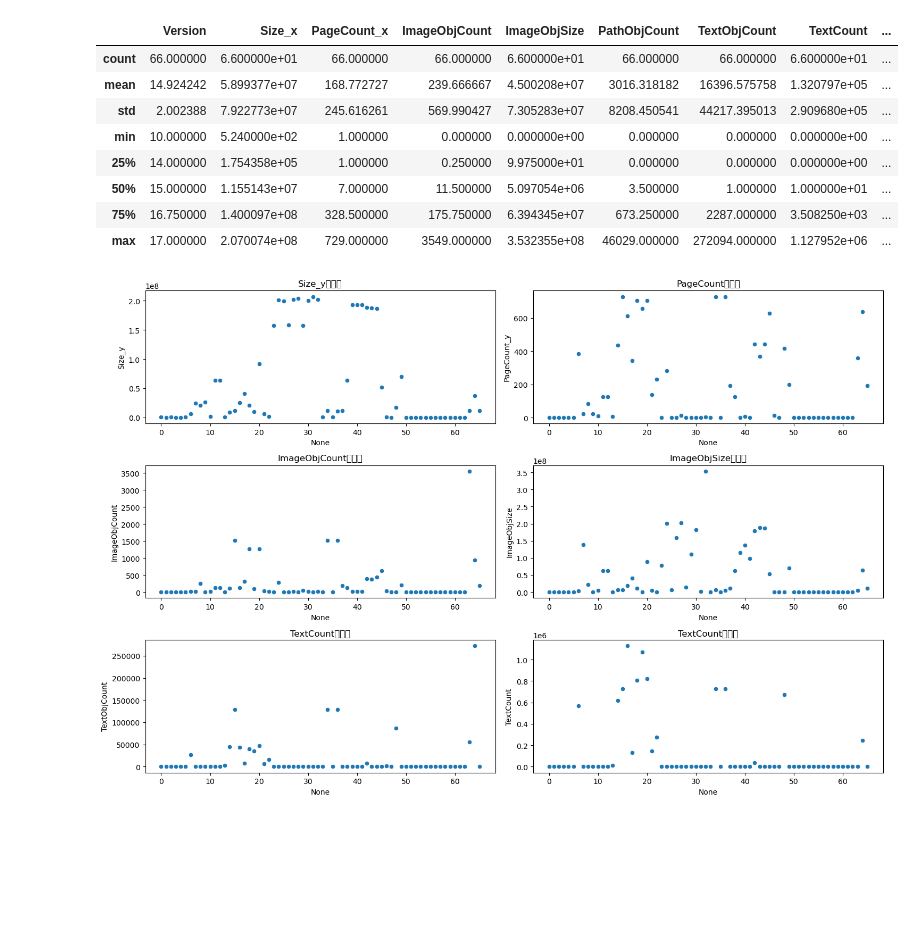
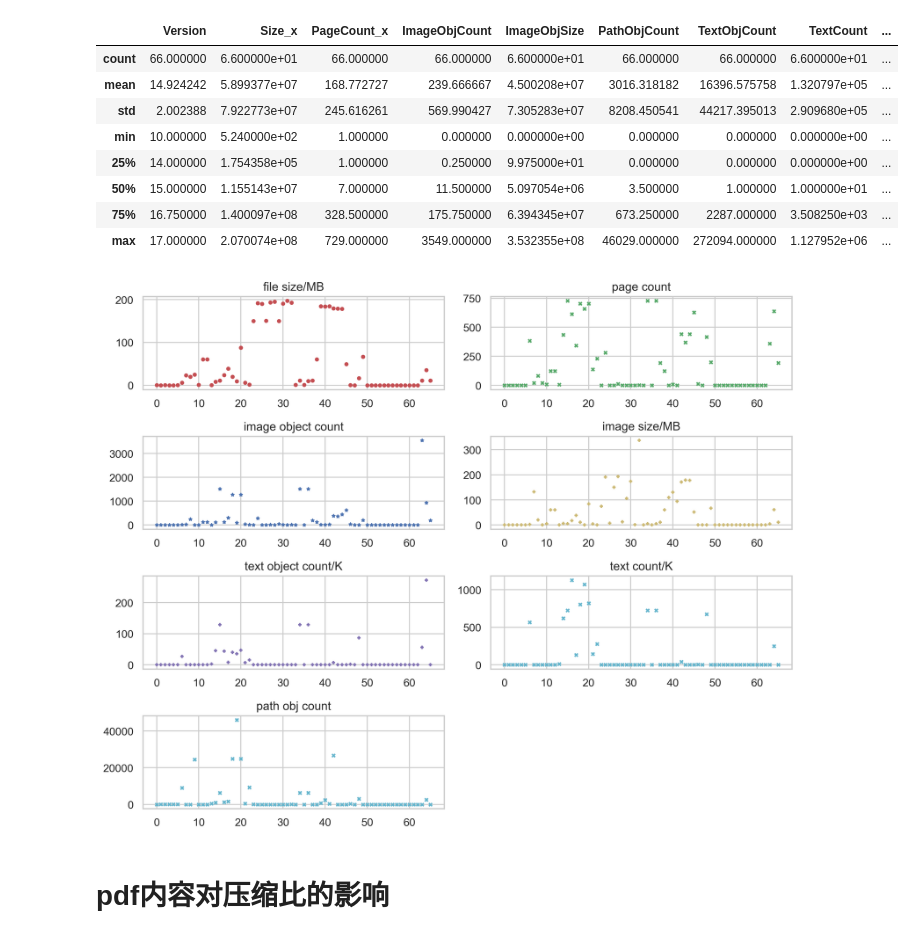
Before and after one commit to ZMbiubiubiu/zm-machine-learning-in-action, a Jupyter notebook: data-analyse/unipdf-compress/analyse.ipynb, the cells around one changed output. Drawn from its saved outputs; the diff is of its cells as text; code cells hidden in the pictures; blank space fills up the shorter version.

Commit message:
unipdf compress data analyse2

```diff
--- a/data-analyse/unipdf-compress/analyse.ipynb
+++ b/data-analyse/unipdf-compress/analyse.ipynb
@@ -67,35 +58,43 @@ combined_data.describe()
 | 50% | 15.000000 | 1.155143e+07 | 7.000000 | 11.500000 | 5.097054e+06 | 3.500000 | 1.000000 | 1.000000e+01 | ... |
 | 75% | 16.750000 | 1.400097e+08 | 328.500000 | 175.750000 | 6.394345e+07 | 673.250000 | 2287.000000 | 3.508250e+03 | ... |
 | max | 17.000000 | 2.070074e+08 | 729.000000 | 3549.000000 | 3.532355e+08 | 46029.000000 | 272094.000000 | 1.127952e+06 | ... |
-# %%
-import seaborn as sns
-import matplotlib.pyplot as plt
-
-# 创建子图
-fig, axs = plt.subplots(3, 2, figsize=(15, 10))
-
-# 绘制散点图
-sns.color_palette("husl", 6)
-sns.scatterplot(x=combined_data.index, y='Size_y', data=combined_data, ax=axs[0, 0])
-axs[0, 0].set_title('Size_y散点图')
-
-sns.scatterplot(x=combined_data.index, y='PageCount_y', data=combined_data, ax=axs[0, 1])
-axs[0, 1].set_title('PageCount散点图')
-
-sns.scatterplot(x=combined_data.index, y='ImageObjCount', data=combined_data, ax=axs[1, 0])
-axs[1, 0].set_title('ImageObjCount散点图')
-
-sns.scatterplot(x=combined_data.index, y='ImageObjSize', data=combined_data, ax=axs[1, 1])
-axs[1, 1].set_title('ImageObjSize散点图')
-
-sns.scatterplot(x=combined_data.index, y='TextObjCount', data=combined_data, ax=axs[2, 0])
-axs[2, 0].set_title('TextCount散点图')
-
-sns.scatterplot(x=combined_data.index, y='TextCount', data=combined_data, ax=axs[2, 1])
-axs[2, 1].set_title('TextCount散点图')
-
-# 调整布局
-plt.tight_layout()
-plt.show()
-# %% [output]
-[figure, removed]
+# %%
+import seaborn as sns
+import matplotlib.pyplot as plt
+
+# sns.set_theme(style="")
+
+# 创建子图
+fig, axs = plt.subplots(4, 2, figsize=(10, 8), dpi=300)
+
+# 绘制散点图
+axs[0, 0].scatter(combined_data.index, combined_data['Size_y']/1024/1024, marker='o', color='r', s=10)
+axs[0, 0].set_title('file size/MB')
+
+axs[0, 1].scatter(combined_data.index, combined_data['PageCount_y'], marker='x', color='g', s=10)
+axs[0, 1].set_title('page count')
+
+axs[1, 0].scatter(combined_data.index, combined_data['ImageObjCount'], marker='*', color='b', s=10)
+axs[1, 0].set_title('image object count')
+
+axs[1, 1].scatter(combined_data.index, combined_data['ImageObjSize']/1024/1024, marker='+', color='y', s=10)
+axs[1, 1].set_title('image size/MB')
+
+axs[2, 0].scatter(combined_data.index, combined_data['TextObjCount']/1000, marker='+', color='m', s=10)
+axs[2, 0].set_title('text object count/K')
+
+axs[2, 1].scatter(combined_data.index, combined_data['TextCount']/1000, marker='x', color='c', s=10)
+axs[2, 1].set_title('text count/K')
+
+axs[3, 0].scatter(combined_data.index, combined_data['PathObjCount'], marker='x', color='c', s=10)
+axs[3, 0].set_title('path obj count')
+
+axs[3, 1].remove()
+
+# 调整布局
+plt.tight_layout()
+plt.show()
+# %% [output]
+[figure, added]
+# %% [markdown]
+# pdf内容对压缩比的影响
```
Also changed, not shown: parts of 7 cells of this notebook.
